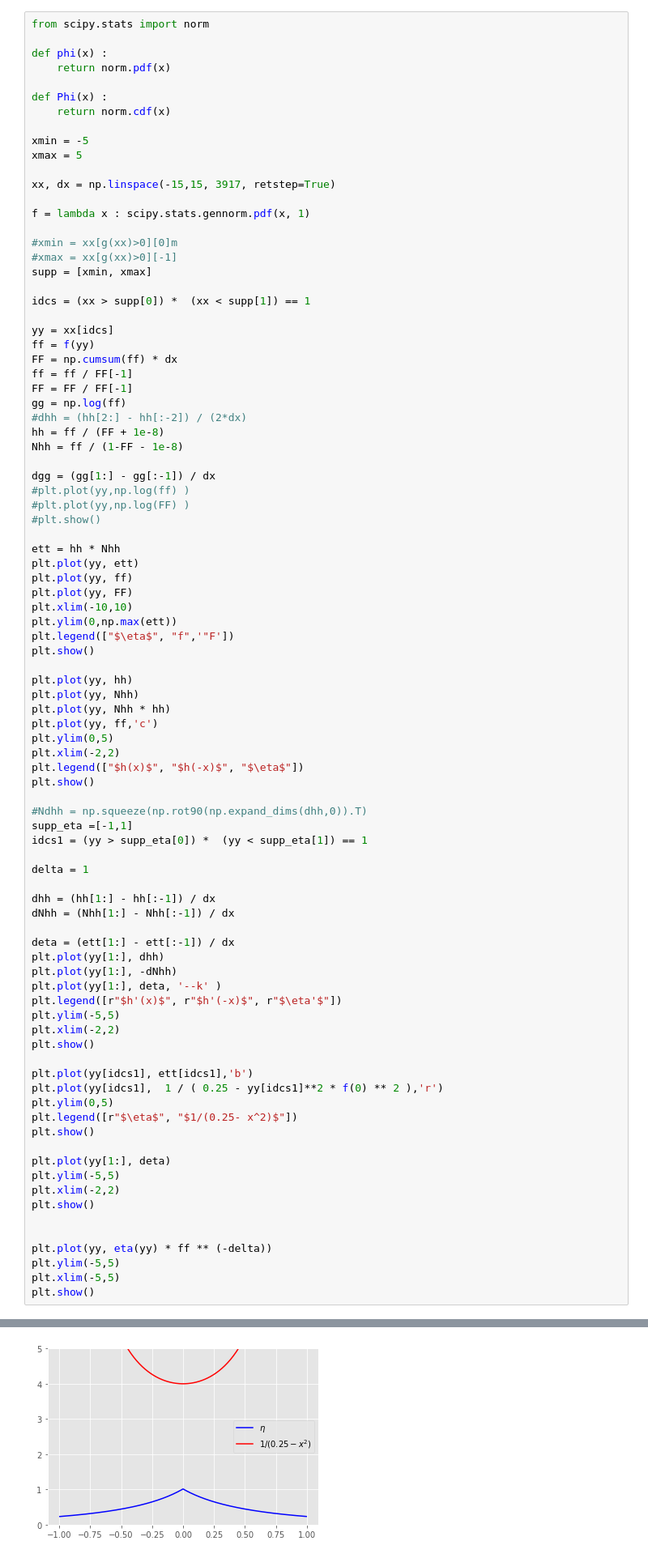
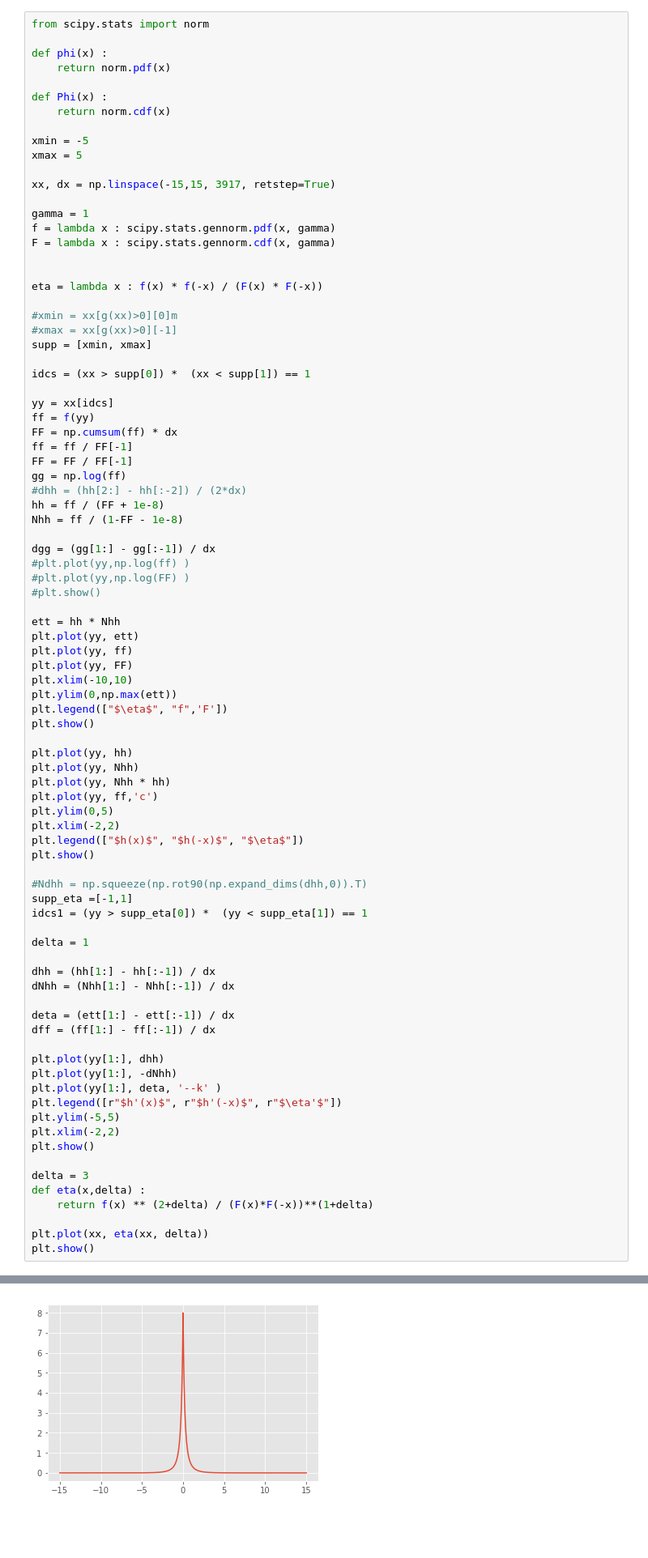
Before and after one commit to alonkipnis/one-bit-mean-estimation, a Jupyter notebook: Code/One_bit_Distributed.ipynb, the cells around one changed output, grey strips where cells are left out. Shown at 81% size. Saved outputs shown, nothing was run; the diff lists cells and outputs as text; blank space fills up the shorter version.

```diff
--- a/Code/One_bit_Distributed.ipynb
+++ b/Code/One_bit_Distributed.ipynb
@@ -35,7 +33,12 @@ xmax = 5
 
 xx, dx = np.linspace(-15,15, 3917, retstep=True)
 
-f = lambda x : scipy.stats.gennorm.pdf(x, 1)
+gamma = 1
+f = lambda x : scipy.stats.gennorm.pdf(x, gamma)
+F = lambda x : scipy.stats.gennorm.cdf(x, gamma)
+
+
+eta = lambda x : f(x) * f(-x) / (F(x) * F(-x))
 
 #xmin = xx[g(xx)>0][0]m
 #xmax = xx[g(xx)>0][-1]
@@ -64,7 +67,7 @@ plt.plot(yy, ff)
 plt.plot(yy, FF)
 plt.xlim(-10,10)
 plt.ylim(0,np.max(ett))
-plt.legend(["$\eta$", "f",'"F'])
+plt.legend(["$\eta$", "f",'F'])
 plt.show()
 
 plt.plot(yy, hh)
@@ -86,6 +89,8 @@ dhh = (hh[1:] - hh[:-1]) / dx
 dNhh = (Nhh[1:] - Nhh[:-1]) / dx
 
 deta = (ett[1:] - ett[:-1]) / dx
+dff = (ff[1:] - ff[:-1]) / dx
+
 plt.plot(yy[1:], dhh)
 plt.plot(yy[1:], -dNhh)
 plt.plot(yy[1:], deta, '--k' )
@@ -94,20 +99,10 @@ plt.ylim(-5,5)
 plt.xlim(-2,2)
 plt.show()
 
-plt.plot(yy[idcs1], ett[idcs1],'b')
-plt.plot(yy[idcs1],  1 / ( 0.25 - yy[idcs1]**2 * f(0) ** 2 ),'r')
-plt.ylim(0,5)
-plt.legend([r"$\eta$", "$1/(0.25- x^2)$"])
+delta = 3
+def eta(x,delta) :
+    return f(x) ** (2+delta) / (F(x)*F(-x))**(1+delta)
+
+plt.plot(xx, eta(xx, delta))
 plt.show()
-
-plt.plot(yy[1:], deta)
-plt.ylim(-5,5)
-plt.xlim(-2,2)
-plt.show()
-
-
-plt.plot(yy, eta(yy) * ff ** (-delta))
-plt.ylim(-5,5)
-plt.xlim(-5,5)
-plt.show()
 # %% [output]
@@ -115,3 +110,3 @@ plt.show()
 [figure]
 [figure]
-[figure, old version]
+[figure, new version]
```
Also changed, not shown: parts of 9 cells of this notebook, 3 other files.
